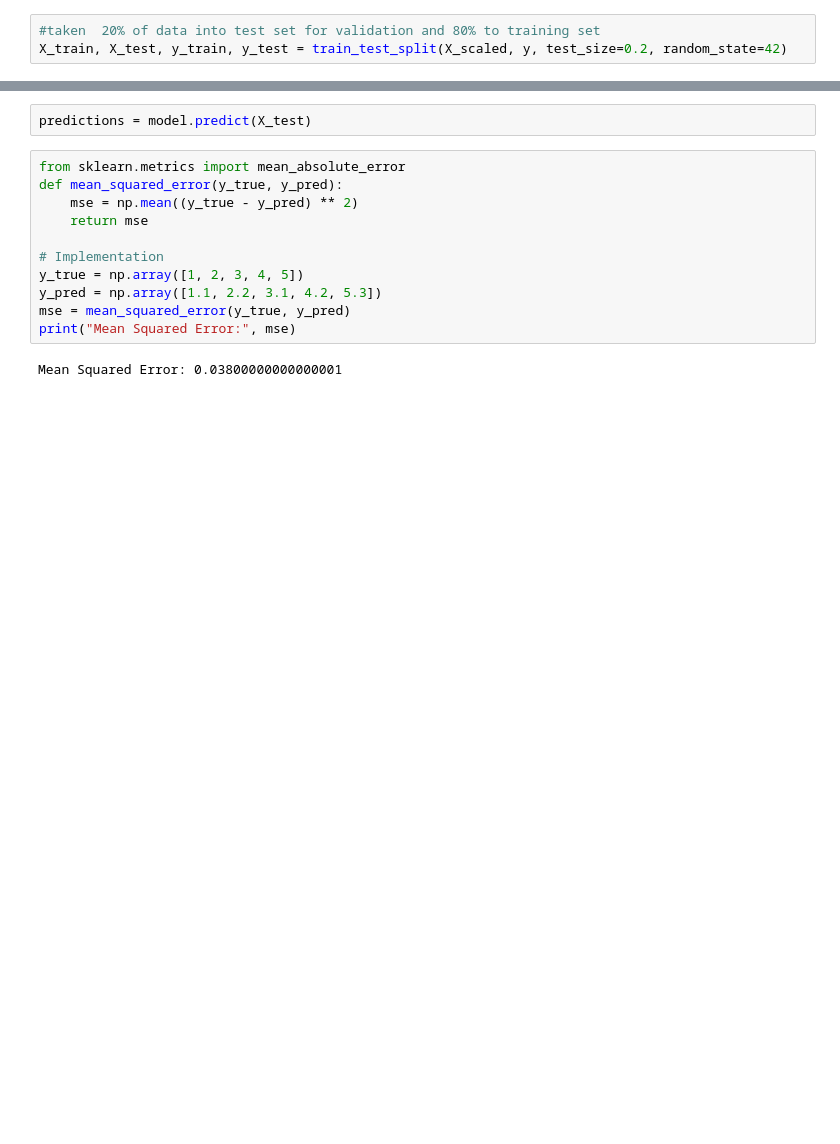
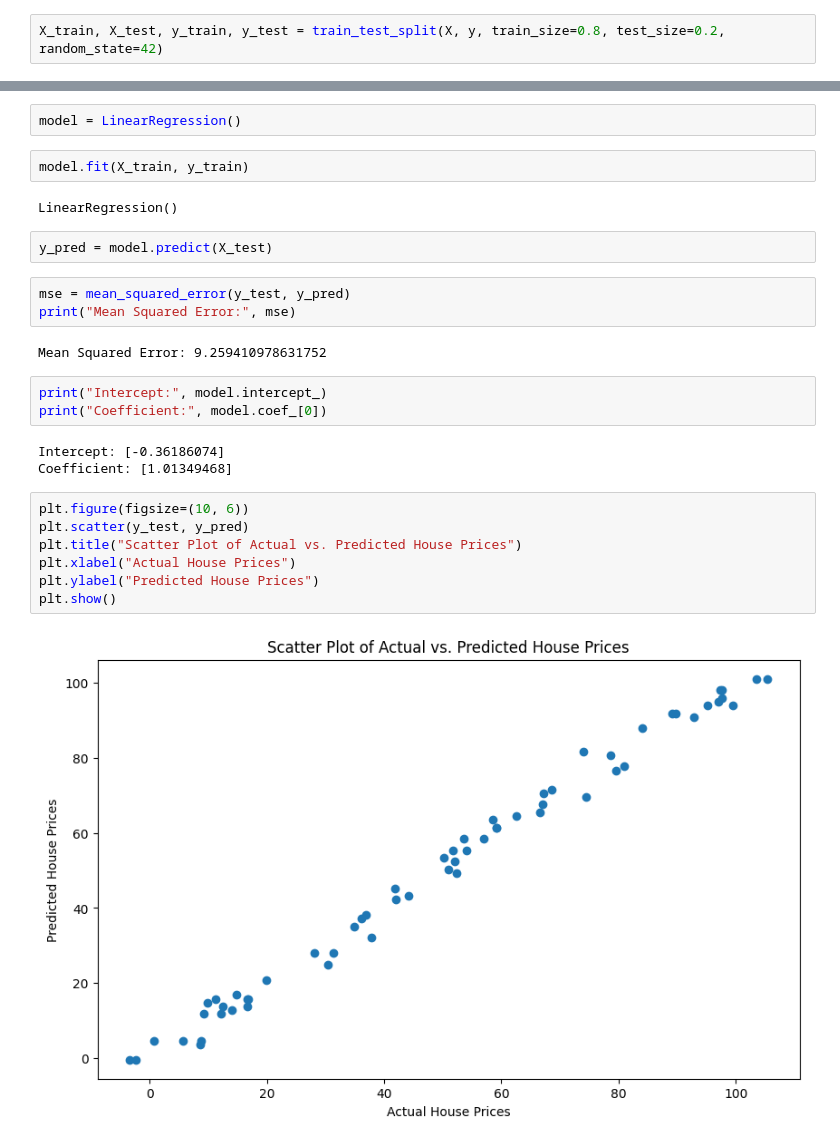
Before and after one commit to Madhav2246/ACM, a Jupyter notebook: task2linear_reg.ipynb, the cells around one changed output, grey strips where cells are left out. Saved outputs shown, nothing was run; the diff lists cells and outputs as text; blank space fills up the shorter version.

```diff
--- a/task2linear_reg.ipynb
+++ b/task2linear_reg.ipynb
@@ -71,3 +25,2 @@ X_scaled = scaler.fit_transform(X)
 # %%
-#taken  20% of data into test set for validation and 80% to training set
-X_train, X_test, y_train, y_test = train_test_split(X_scaled, y, test_size=0.2, random_state=42)
+X_train, X_test, y_train, y_test = train_test_split(X, y, train_size=0.8, test_size=0.2, random_state=42)
@@ -78,15 +27,28 @@ model.fit(X_train, y_train)
+# %%
+model = LinearRegression()
+# %%
+model.fit(X_train, y_train)
+# %% [output]
+LinearRegression()
 # %%
-predictions = model.predict(X_test)
+y_pred = model.predict(X_test)
-# %%
-from sklearn.metrics import mean_absolute_error
-def mean_squared_error(y_true, y_pred):
-    mse = np.mean((y_true - y_pred) ** 2)
-    return mse
-
-# Implementation
-y_true = np.array([1, 2, 3, 4, 5])
-y_pred = np.array([1.1, 2.2, 3.1, 4.2, 5.3])
-mse = mean_squared_error(y_true, y_pred)
-print("Mean Squared Error:", mse)
-# %% [output]
-Mean Squared Error: 0.03800000000000001
+# %%
+mse = mean_squared_error(y_test, y_pred)
+print("Mean Squared Error:", mse)
+# %% [output]
+Mean Squared Error: 9.259410978631752
+# %%
+print("Intercept:", model.intercept_)
+print("Coefficient:", model.coef_[0])
+# %% [output]
+Intercept: [-0.36186074]
+Coefficient: [1.01349468]
+# %%
+plt.figure(figsize=(10, 6))
+plt.scatter(y_test, y_pred)
+plt.title("Scatter Plot of Actual vs. Predicted House Prices")
+plt.xlabel("Actual House Prices")
+plt.ylabel("Predicted House Prices")
+plt.show()
+# %% [output]
+[figure, added]
```
Also changed, not shown: parts of 10 cells of this notebook.
